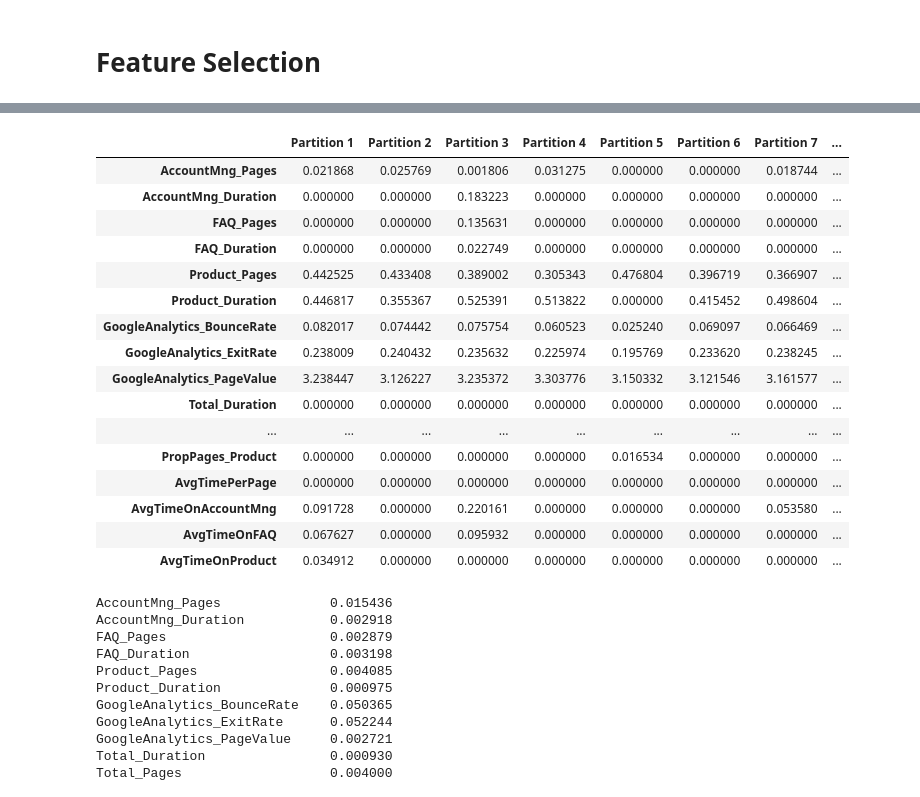
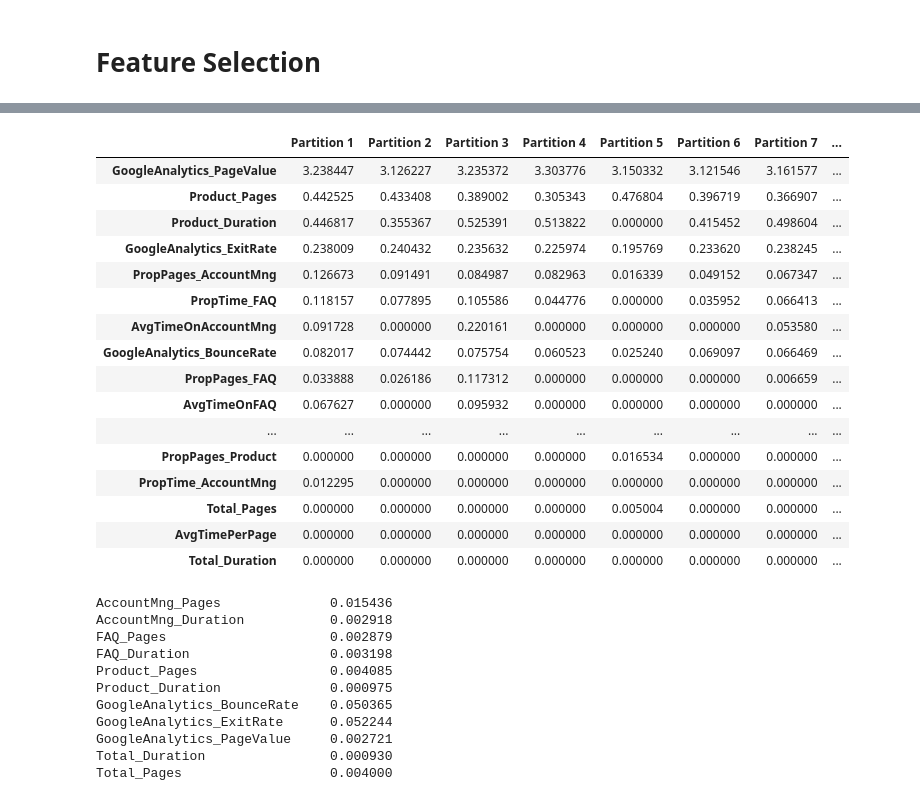
Before and after one commit to JohnnyCodess/Project-Machine-Learning, a Jupyter notebook: 202122 Fall AA Group60 Notebook.ipynb, the cells around one changed output, grey strips where cells are left out. Saved outputs shown, nothing was run; the diff lists cells and outputs as text; code cells hidden in the pictures.

```diff
--- a/202122 Fall AA Group60 Notebook.ipynb
+++ b/202122 Fall AA Group60 Notebook.ipynb
@@ -560,7 +564,7 @@ techscape.drop('Type_of_Visitor', axis=1, inplace=True)
 techscape.drop('Browser', axis=1, inplace=True)
 techscape.drop('Type_of_Traffic', axis=1, inplace=True)
 techscape.drop('Date', axis=1, inplace=True)
-techscape.drop('Access_ID', axis=1, inplace=True)
+#techscape.drop('Access_ID', axis=1, inplace=True)
 techscape.drop('Month', axis=1, inplace=True)
 # %% [markdown]
 # Data Partition
@@ -602,15 +606,15 @@ X_val_non_metric = X_val.select_dtypes(exclude=np.number).set_index(X_val.index)
 # %%
 # -------------- SCALLING --------------
 
-from sklearn.preprocessing import MinMaxScaler
-
-scaler = MinMaxScaler().fit(X_train_metric)
-X_train_metric_scaled = scaler.transform(X_train_metric) # this will return an array
-
-## Convert the array to a pandas dataframe
-X_train_metric_scaled = pd.DataFrame(X_train_metric_scaled, columns = X_train_metric.columns).set_index(X_train.index)
-display(X_train_metric_scaled.head(3))
-
-X_val_metric_scaled = scaler.transform(X_val_metric)
-X_val_metric_scaled = pd.DataFrame(X_val_metric_scaled, columns = X_val_metric.columns).set_index(X_val.index)
-display(X_val_metric_scaled.head(3))
+#from sklearn.preprocessing import MinMaxScaler
+#
+#scaler = MinMaxScaler().fit(X_train_metric)
+#X_train_metric_scaled = scaler.transform(X_train_metric) # this will return an array
+#
+### Convert the array to a pandas dataframe
+#X_train_metric_scaled = pd.DataFrame(X_train_metric_scaled, columns = X_train_metric.columns).set_index(X_train.index)
+#display(X_train_metric_scaled.head(3))
+#
+#X_val_metric_scaled = scaler.transform(X_val_metric)
+#X_val_metric_scaled = pd.DataFrame(X_val_metric_scaled, columns = X_val_metric.columns).set_index(X_val.index)
+#display(X_val_metric_scaled.head(3))
@@ -630,14 +630,8 @@ display(X_val_metric_scaled.head(3))
 # %%
 # ----------------------------- RFE -----------------------------
-
-# Get all the numerical variables
-data_metric = data.select_dtypes(include=np.number).set_index(data.index)
-
-# Create a KFold with 10 splits
-kf = KFold(n_splits=10)
 fold = 1
 
-for train_index, val_index in kf.split(data_set_metric):
+for train_index, val_index in kf.split(data_metric):
 
         # Data Partition
         X_train, X_val = data_metric.iloc[train_index], data_metric.iloc[val_index]
@@ -695,5 +689,6 @@ for index, row in rfe_results.iterrows():
     count_rfe_list.append(count)
 
 rfe_results['Count'] = count_rfe_list
-rfe_results
+
+rfe_results.sort_values(by='Count', ascending=False)
 # %% [output]
@@ -718,10 +723,10 @@ rfe_results
 # ----------------------------- Lasso -----------------------------
 fold = 1
 
-for train_index, val_index in kf.split(data_set_metric):
+for train_index, val_index in kf.split(data_metric):
 
         # Data Partition
-        X_train, X_val = data_set_metric.iloc[train_index], data_set_metric.iloc[val_index]
+        X_train, X_val = data_metric.iloc[train_index], data_metric.iloc[val_index]
         y_train, y_val = target.iloc[train_index], target.iloc[val_index]
 
         # Scaling the data with MinMaxScaler
@@ -743,50 +748,50 @@ for train_index, val_index in kf.split(data_set_metric):
         coef = pd.Series(reg.coef_, index = X_train_metric_scaled.columns)
         coef.sort_values()
 
 
         if fold == 1:
             # Create empty data frame
             lasso_results = pd.DataFrame(index = X_train_metric_scaled.columns)
 
         importance_values = pd.Series(importance, index = X_train_metric_scaled.columns, name=f'Partition {fold}')
 
         lasso_results = pd.concat((lasso_results, importance_values), axis=1)
 
         fold+=1
 
 
 # Add new column with average of importance
 importance_lasso_list = []
 for index, row in lasso_results.iterrows():
     count = 0
     for elem in row:
         count+=elem
     average = count / 10
     importance_lasso_list.append(average)
 
 lasso_results['Average of Importance'] = importance_lasso_list
 
 #lasso_results.style.applymap(lambda x: 'background-color : green' if x > 0.01 else ('background-color : red' if x < -0.85 else ''))
 
-lasso_results
+lasso_results.sort_values(by='Average of Importance', ascending=False)
 # %% [output]
 |  | Partition 1 | Partition 2 | Partition 3 | Partition 4 | Partition 5 | Partition 6 | Partition 7 | ... |
-| AccountMng_Pages | 0.021868 | 0.025769 | 0.001806 | 0.031275 | 0.000000 | 0.000000 | 0.018744 | ... |
-| AccountMng_Duration | 0.000000 | 0.000000 | 0.183223 | 0.000000 | 0.000000 | 0.000000 | 0.000000 | ... |
-| FAQ_Pages | 0.000000 | 0.000000 | 0.135631 | 0.000000 | 0.000000 | 0.000000 | 0.000000 | ... |
-| FAQ_Duration | 0.000000 | 0.000000 | 0.022749 | 0.000000 | 0.000000 | 0.000000 | 0.000000 | ... |
+| GoogleAnalytics_PageValue | 3.238447 | 3.126227 | 3.235372 | 3.303776 | 3.150332 | 3.121546 | 3.161577 | ... |
 | Product_Pages | 0.442525 | 0.433408 | 0.389002 | 0.305343 | 0.476804 | 0.396719 | 0.366907 | ... |
 | Product_Duration | 0.446817 | 0.355367 | 0.525391 | 0.513822 | 0.000000 | 0.415452 | 0.498604 | ... |
+| GoogleAnalytics_ExitRate | 0.238009 | 0.240432 | 0.235632 | 0.225974 | 0.195769 | 0.233620 | 0.238245 | ... |
+| PropPages_AccountMng | 0.126673 | 0.091491 | 0.084987 | 0.082963 | 0.016339 | 0.049152 | 0.067347 | ... |
+| PropTime_FAQ | 0.118157 | 0.077895 | 0.105586 | 0.044776 | 0.000000 | 0.035952 | 0.066413 | ... |
+| AvgTimeOnAccountMng | 0.091728 | 0.000000 | 0.220161 | 0.000000 | 0.000000 | 0.000000 | 0.053580 | ... |
 | GoogleAnalytics_BounceRate | 0.082017 | 0.074442 | 0.075754 | 0.060523 | 0.025240 | 0.069097 | 0.066469 | ... |
-| GoogleAnalytics_ExitRate | 0.238009 | 0.240432 | 0.235632 | 0.225974 | 0.195769 | 0.233620 | 0.238245 | ... |
-| GoogleAnalytics_PageValue | 3.238447 | 3.126227 | 3.235372 | 3.303776 | 3.150332 | 3.121546 | 3.161577 | ... |
-| Total_Duration | 0.000000 | 0.000000 | 0.000000 | 0.000000 | 0.000000 | 0.000000 | 0.000000 | ... |
+| PropPages_FAQ | 0.033888 | 0.026186 | 0.117312 | 0.000000 | 0.000000 | 0.000000 | 0.006659 | ... |
+| AvgTimeOnFAQ | 0.067627 | 0.000000 | 0.095932 | 0.000000 | 0.000000 | 0.000000 | 0.000000 | ... |
 | ... | ... | ... | ... | ... | ... | ... | ... | ... |
 | PropPages_Product | 0.000000 | 0.000000 | 0.000000 | 0.000000 | 0.016534 | 0.000000 | 0.000000 | ... |
+| PropTime_AccountMng | 0.012295 | 0.000000 | 0.000000 | 0.000000 | 0.000000 | 0.000000 | 0.000000 | ... |
+| Total_Pages | 0.000000 | 0.000000 | 0.000000 | 0.000000 | 0.005004 | 0.000000 | 0.000000 | ... |
 | AvgTimePerPage | 0.000000 | 0.000000 | 0.000000 | 0.000000 | 0.000000 | 0.000000 | 0.000000 | ... |
-| AvgTimeOnAccountMng | 0.091728 | 0.000000 | 0.220161 | 0.000000 | 0.000000 | 0.000000 | 0.053580 | ... |
-| AvgTimeOnFAQ | 0.067627 | 0.000000 | 0.095932 | 0.000000 | 0.000000 | 0.000000 | 0.000000 | ... |
-| AvgTimeOnProduct | 0.034912 | 0.000000 | 0.000000 | 0.000000 | 0.000000 | 0.000000 | 0.000000 | ... |
+| Total_Duration | 0.000000 | 0.000000 | 0.000000 | 0.000000 | 0.000000 | 0.000000 | 0.000000 | ... |
 # %%
 # ------------ Univariate Variables ------------
 
```
Also changed, not shown: parts of 30 cells of this notebook.
